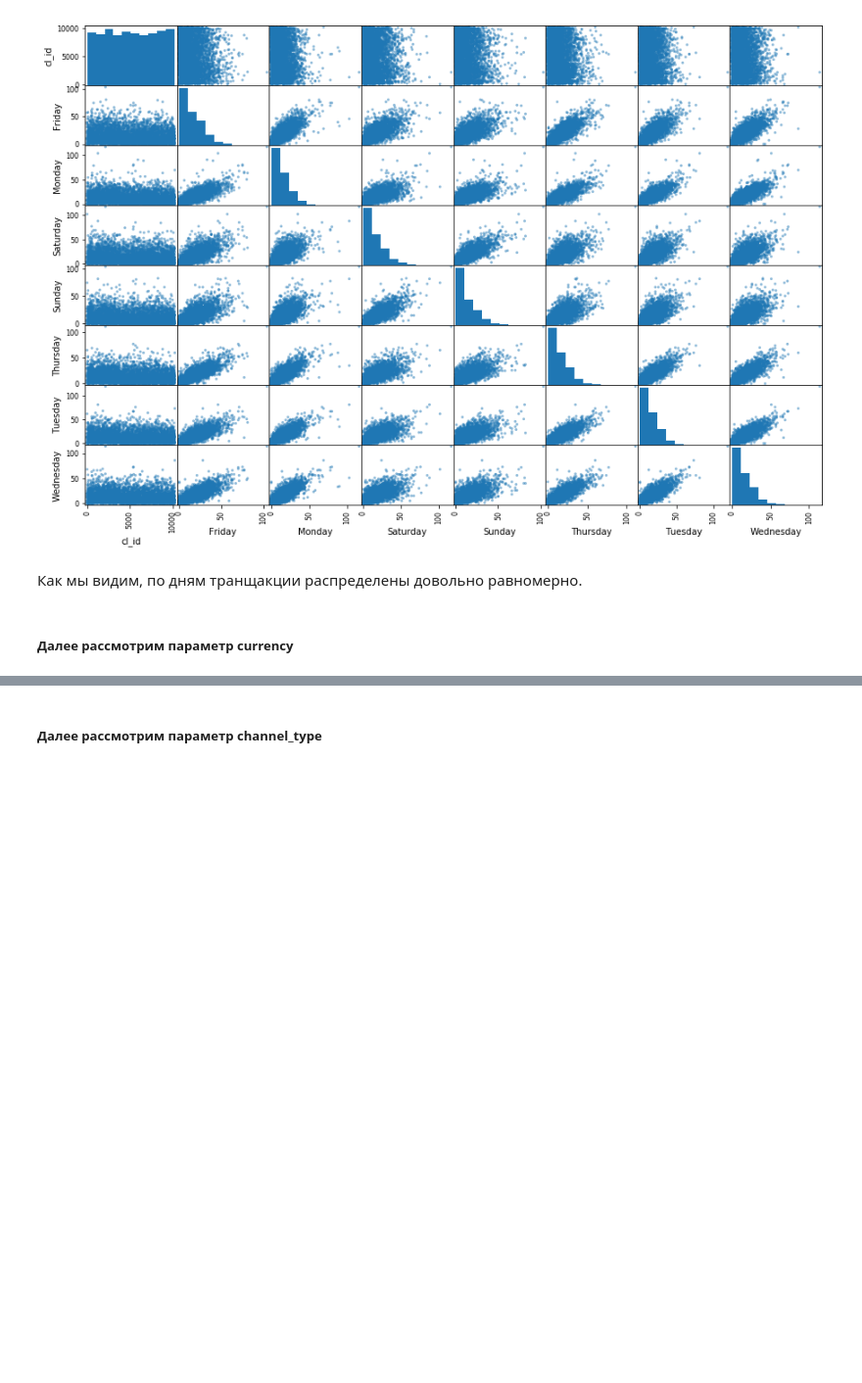
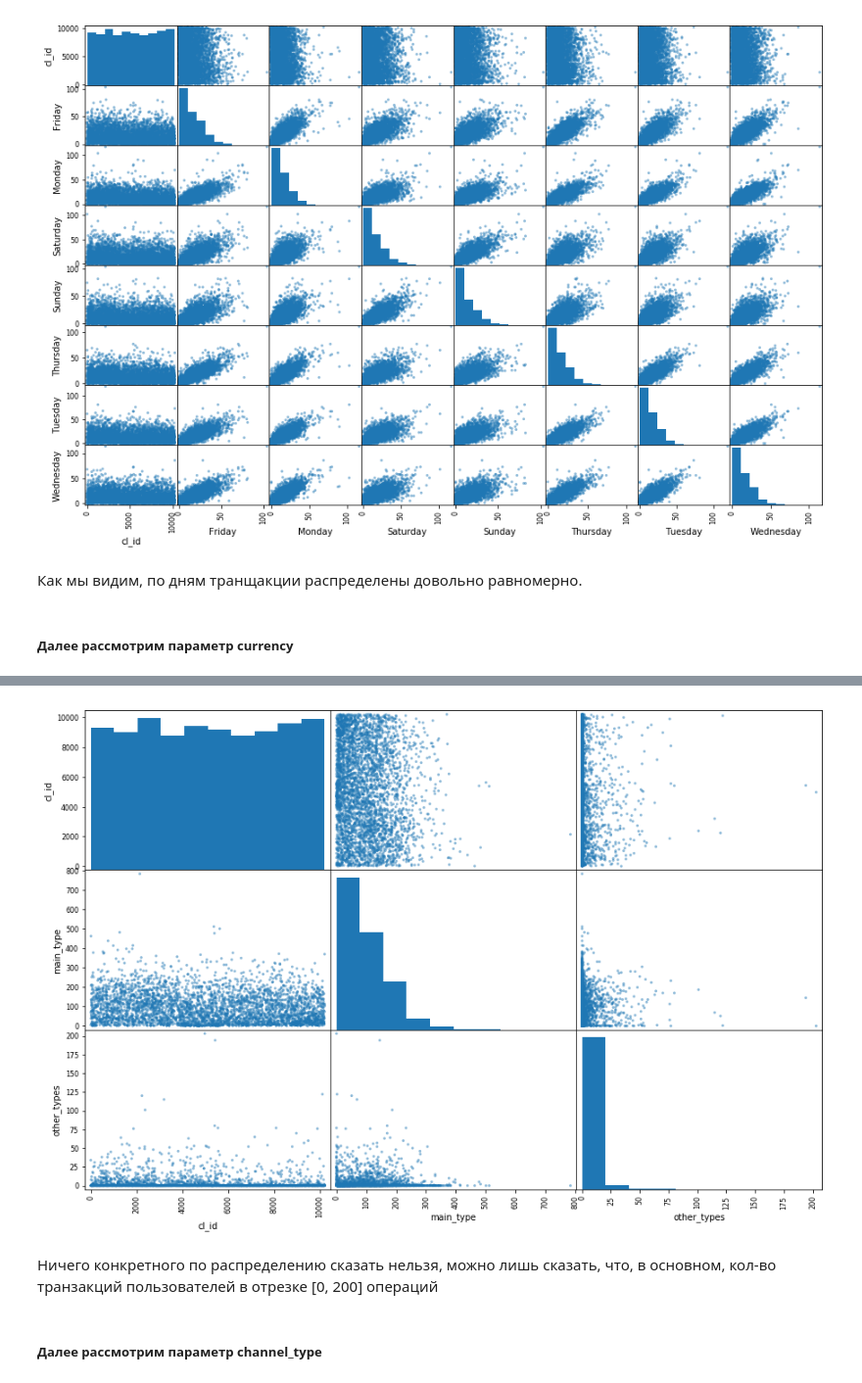
Before and after one commit to alexpon92/ntlg_test, a Jupyter notebook: FE/hw1/hw_data_processing.ipynb, the cells around one changed output, grey strips where cells are left out. Shown at 98% size. Saved outputs shown, nothing was run; the diff lists cells and outputs as text; code cells hidden in the pictures; blank space fills up the shorter version.

```diff
--- a/FE/hw1/hw_data_processing.ipynb
+++ b/FE/hw1/hw_data_processing.ipynb
@@ -175,0 +195,10 @@ _ = scatter_matrix(
+# %%
+def prepare_currency(df):
+    currency_df = df.copy(deep=True)
+    currency_df['currrency_enc'] = currency_df['currency'].apply(
+        lambda x: 'main_type' if x == 810 else 'other_types'
+    )
+    return currency_df.groupby(['cl_id', 'currrency_enc'])['cl_id'].size().unstack().fillna(0).reset_index()
+# %%
+currency_df = prepare_currency(transactions_train)
+currency_df[['main_type', 'other_types']].describe()
@@ -176,2 +215,10 @@ _ = scatter_matrix(
+# %%
+_ = scatter_matrix(
+    currency_df[['cl_id', 'main_type', 'other_types']], figsize=(15, 10)
+)
+# %% [output]
+[figure, added]
+# %% [markdown]
+Ничего конкретного по распределению сказать нельзя, можно лишь сказать, что, в основном, кол-во транзакций пользователей в отрезке [0, 200] операций
 # %% [markdown]
 ##### Далее рассмотрим параметр channel_type
```
Also changed, not shown: parts of 6 cells of this notebook.
